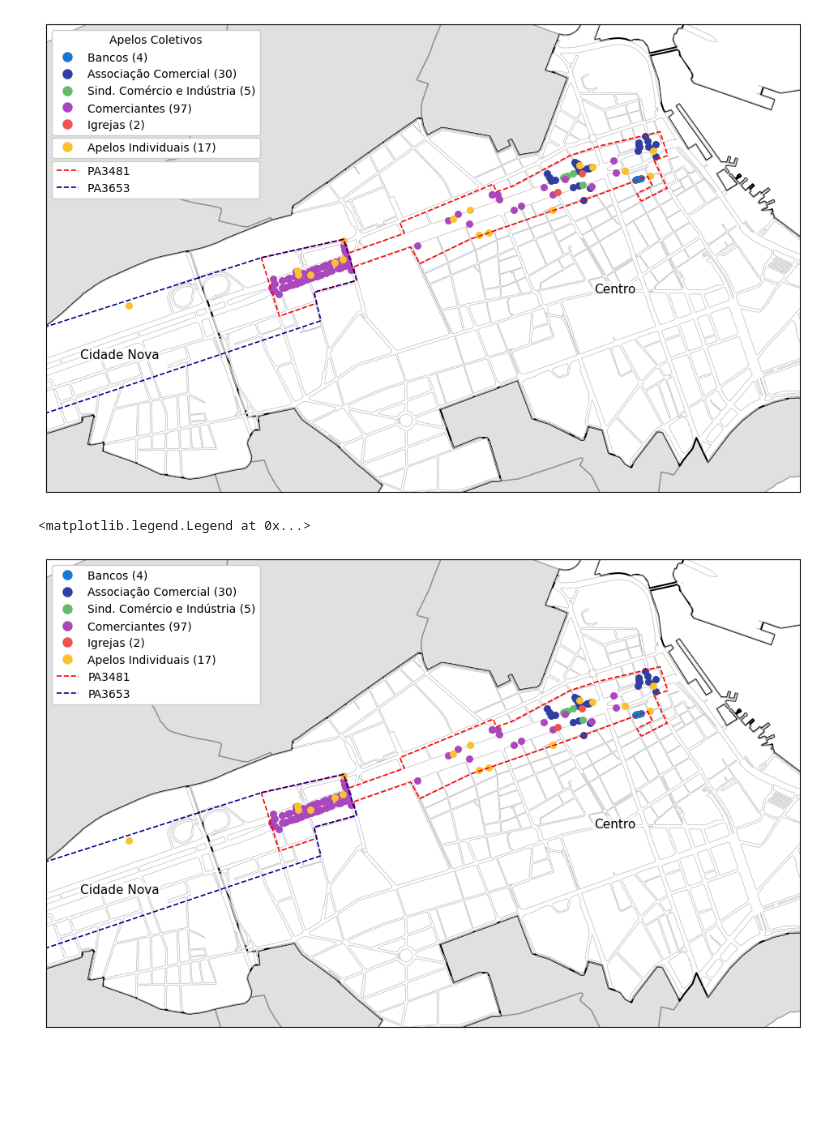
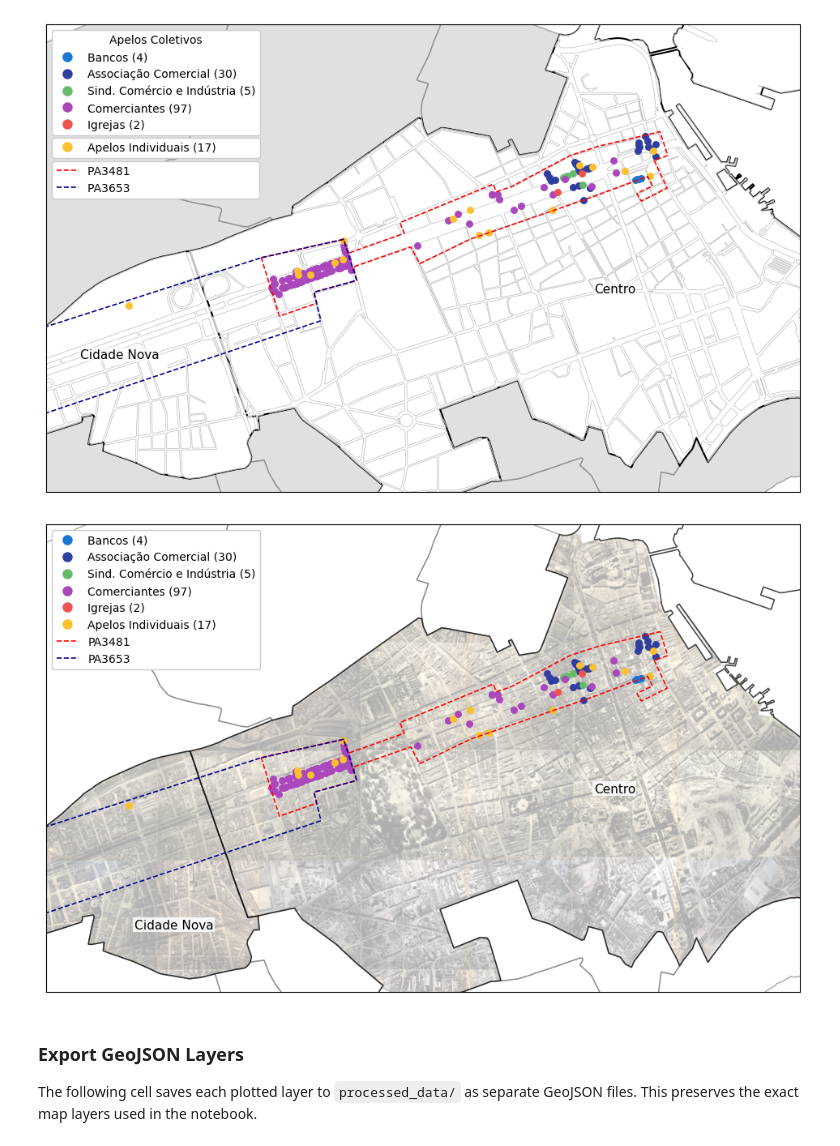
Before and after one commit to eu-cristofer/geo, a Jupyter notebook: 01_processing_KML.ipynb, the cells around one changed output. Saved outputs shown, nothing was run; the diff lists cells and outputs as text; code cells hidden in the pictures; blank space fills up the shorter version.

Commit message:
Add new image: mapa_apelos_pres_vargas.png to processed_data directory

```diff
--- a/01_processing_KML.ipynb
+++ b/01_processing_KML.ipynb
@@ -560,18 +560,59 @@ legend_lines = ax.legend(handles_lines, labels_lines,
 # %%
 import matplotlib.pyplot as plt
 from matplotlib.lines import Line2D
+from matplotlib.patches import PathPatch
+from matplotlib.path import Path
+from PIL import Image
+import numpy as np
+
+# ==========================================
+# AERIAL PHOTO BACKGROUND
+# ==========================================
+# Load the 1928 georeferenced aerial photo.
+# WGS84 extent pre-computed from the TIF's EPSG:31983 georeference tags.
+_img = np.array(Image.open("images/Montagem aero 1928_modified.tif"))
+_IMG_EXTENT = [-43.219151, -43.161164, -22.918830, -22.890782]  # [west, east, south, north]
+
+def _shapely_to_mpl_path(geom):
+    """Convert a shapely Polygon or MultiPolygon to a matplotlib Path (data coords)."""
+    vertices, codes = [], []
+    def _add_ring(coords):
+        pts = list(coords)
+        vertices.extend(pts)
+        codes.append(Path.MOVETO)
+        codes.extend([Path.LINETO] * (len(pts) - 2))
+        codes.append(Path.CLOSEPOLY)
+    if geom.geom_type == 'Polygon':
+        _add_ring(geom.exterior.coords)
+        for interior in geom.interiors:
+            _add_ring(interior.coords)
+    elif geom.geom_type == 'MultiPolygon':
+        for poly in geom.geoms:
+            _add_ring(poly.exterior.coords)
+            for interior in poly.interiors:
+                _add_ring(interior.coords)
+    return Path(np.array(vertices), codes)
 
 # Create a plot showing selected neighborhoods, surrounding neighborhoods, and apelos
 fig, ax = plt.subplots(1, 1, figsize=(12, 10))
 
-# 1. Plot surrounding neighborhoods in light gray
-filtro_surrounding.plot(ax=ax, color='lightgray', edgecolor='gray', alpha=0.7, label='Entorno')
+# Draw aerial photo clipped to the selected neighborhoods' outer boundary
+_clip_geom = filtro_bairros.geometry.union_all()
+_clip_patch = PathPatch(_shapely_to_mpl_path(_clip_geom), transform=ax.transData)
+_img_artist = ax.imshow(_img, extent=_IMG_EXTENT, aspect='auto', zorder=0, origin='upper', alpha=0.32)
+_img_artist.set_clip_path(_clip_patch)
 
-# 2. Plot selected neighborhoods with a white background so they stand out
-filtro_bairros.plot(ax=ax, color='white', edgecolor='black', linewidth=1.5, legend=True)
+# 1. Plot surrounding neighborhoods — borders only so figure background shows through
+filtro_surrounding.plot(ax=ax, color='none', edgecolor='gray', alpha=0.7, label='Entorno')
 
-# 3. Plot the filtered blocks (quadras) in light gray
-filtro_quadras.plot(ax=ax, color='white', edgecolor='darkgray', alpha=0.8, linewidth=0.5, label='Quadras')
+# 2. Plot each selected neighborhood individually with a thick border to distinguish Centro and Cidade Nova
+for _, row in filtro_bairros.iterrows():
+    gpd.GeoDataFrame([row], crs=filtro_bairros.crs).plot(
+        ax=ax, color='none', alpha=0.7, edgecolor='black', linewidth=1.2, zorder=2
+    )
+
+# 3. Plot the filtered blocks (quadras) — borders only so aerial photo shows through
+# filtro_quadras.plot(ax=ax, color='none', edgecolor='darkgray', alpha=0.8, linewidth=0.5, label='Quadras')
 
 # Get accurate centroids using the new function
 centroids = geo.get_centroids(filtro_bairros)
@@ -580,10 +621,11 @@ centroids = geo.get_centroids(filtro_bairros)
 for label, x, y in zip(filtro_bairros.nome, centroids.x, centroids.y):
     # Adjust Y coordinate slightly upwards if the label is "Cidade Nova"
     if label == "Cidade Nova":
-        y = y + 0.001
+        y = y - 0.002
+        x = x + 0.0025
 
     ax.text(x, y, label, fontsize=11, ha='center', va='center',
-            bbox=dict(facecolor='white', alpha=0.6, edgecolor='none', pad=1), zorder=4)
+            bbox=dict(facecolor='white', alpha=0.85, edgecolor='none', pad=1), zorder=4)
 
 # ==========================================
 # SEPARATE POINTS FROM POLYGONS/LINES
@@ -627,12 +669,9 @@ for color, group in apelos_points.groupby('Color'):
     # Check if it's the yellow color
     if color_lower == YELLOW_HEX.lower():
         all_handles.append(marker)
-        # Give it the explicit name "Apelos Individuais"
         all_labels.append(f'Apelos Individuais ({count})')
     else:
-        # Look up the custom label in the dictionary
         custom_name = COLOR_LABELS.get(color_lower, f'#{color}')
-
         all_handles.append(marker)
         all_labels.append(f'{custom_name} ({count})')
 
@@ -650,34 +689,40 @@ if not apelos_lines.empty:
         line_name = row.get('Name', f'Linha {idx+1}')
 
         geo_row = apelos_lines.loc[[index]]
 
         # Plot thinner lines (linewidth=1.2 instead of 2.5)
         geo_row.plot(ax=ax, edgecolor=color, facecolor='none',
                      linewidth=1.2, linestyle='--', zorder=6)
 
         # Add these lines to the main legend group
         line_marker = Line2D([0], [0], color=color, linestyle='--', linewidth=1.2)
         all_handles.append(line_marker)
         all_labels.append(line_name)
 
 # ==========================================
 # MANUALLY DEFINE X AND Y RANGE (LIMITS)
 # ==========================================
 ax.set_xlim([-43.205, -43.170])
 ax.set_ylim([-22.915, -22.895])
 
 # ==========================================
 # REMOVED GRID AND LABELS
 # ==========================================
 ax.set_xticks([])
 ax.set_yticks([])
 
 # ==========================================
 # DRAWING THE SINGLE UNIFIED LEGEND
 # ==========================================
-# Create one single legend with no title
-# loc='upper left' places it nicely in the top-left corner
 ax.legend(all_handles, all_labels, loc='upper left', framealpha=1.0)
+
+# ==========================================
+# EXPORT HIGH-RESOLUTION IMAGE
+# ==========================================
+fig.savefig("processed_data/mapa_apelos_pres_vargas.png", dpi=600, bbox_inches='tight')
 # %% [output]
-<matplotlib.legend.Legend at 0x...>
-[figure, old version]
+[figure, new version]
+# %% [markdown]
+### Export GeoJSON Layers <a name="export"></a>
+
+The following cell saves each plotted layer to `processed_data/` as separate GeoJSON files. This preserves the exact map layers used in the notebook.
```
Also changed, not shown: parts of 3 cells of this notebook, 16 other files.
